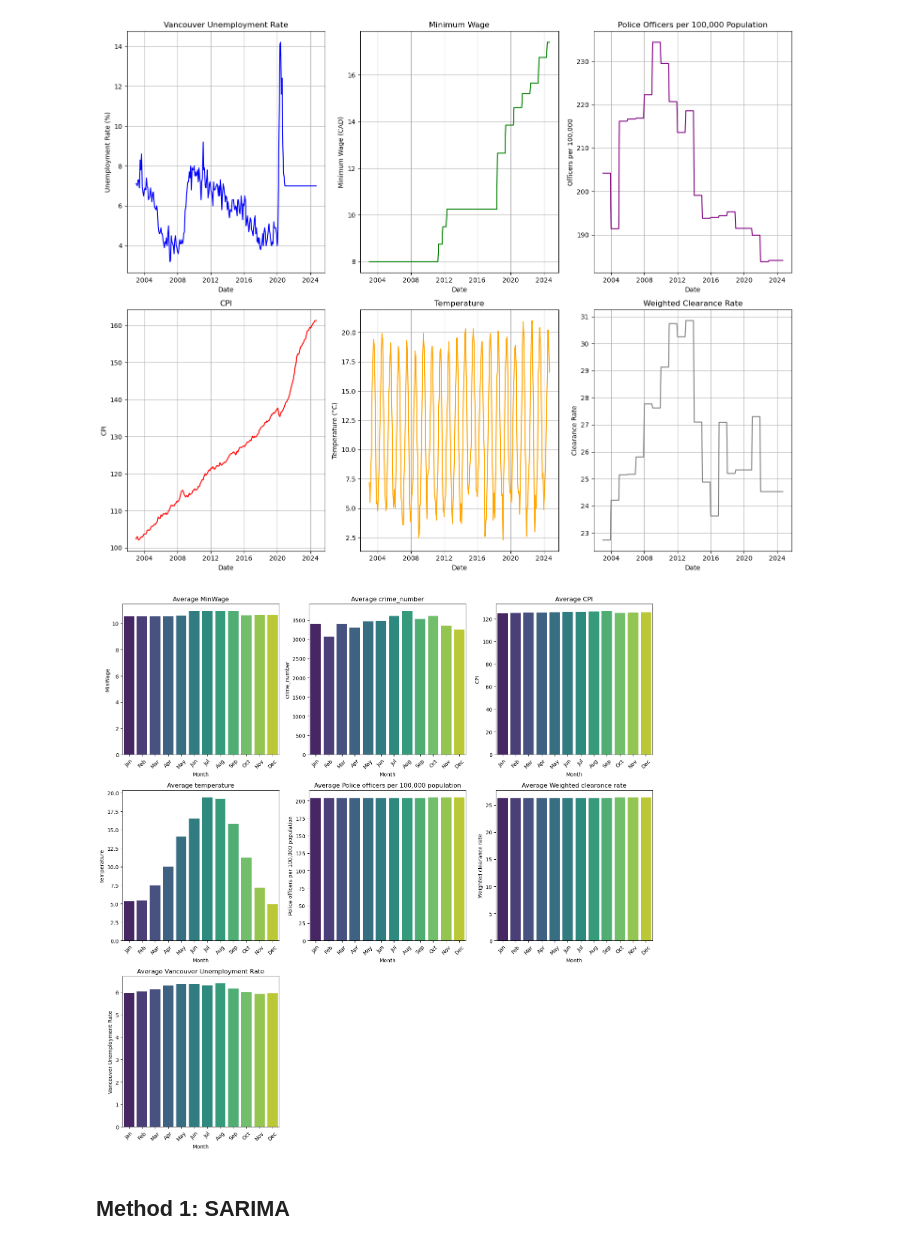
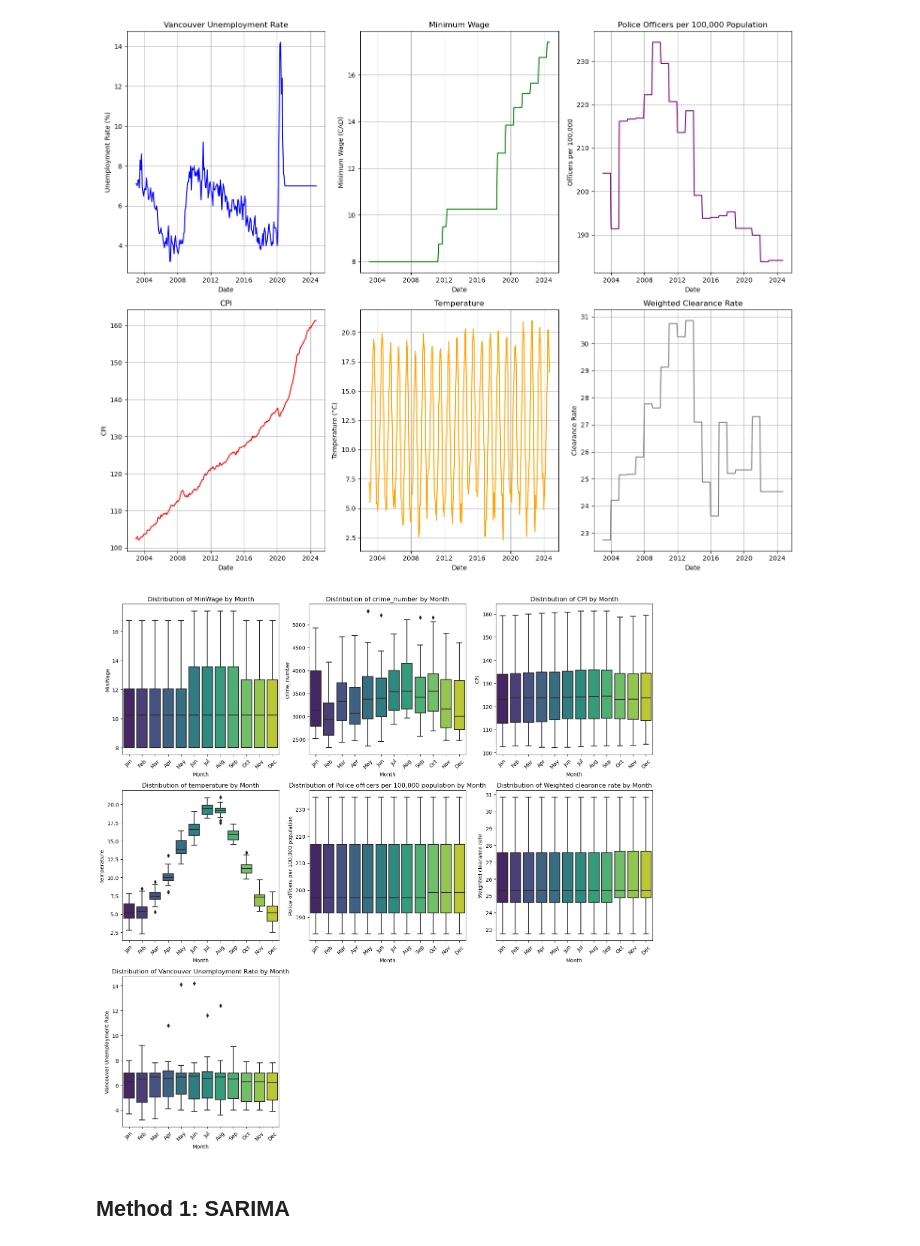
Before and after one commit to HantzeWANG/ECON490, a Jupyter notebook: CrimePrediction.ipynb, the cells around one changed output. Cells and saved outputs as stored; diff of their text form; code cells hidden in the pictures.

Commit message:
change barchart to boxplot

```diff
--- a/CrimePrediction.ipynb
+++ b/CrimePrediction.ipynb
@@ -334,42 +332,36 @@ plt.show()
 # %% [output]
 [figure]
 # %%
-import matplotlib.pyplot as plt
-import seaborn as sns
-
 # Extract month names for better readability
 merged_df['month'] = merged_df['date'].dt.month
 month_names = ['Jan', 'Feb', 'Mar', 'Apr', 'May', 'Jun', 'Jul', 'Aug', 'Sep', 'Oct', 'Nov', 'Dec']
-
-# Group data by month to calculate monthly averages
-monthly_avg = merged_df.groupby('month').mean()
 
 # Variables to plot
 variables = ['MinWage', 'crime_number', 'CPI', 'temperature',
              'Police officers per 100,000 population', 'Weighted clearance rate',
              'Vancouver Unemployment Rate']
 
 # Create a figure with subplots for each variable
 fig, axes = plt.subplots(3, 3, figsize=(15, 15))  # Adjust grid size as needed
 axes = axes.flatten()
 
 for i, variable in enumerate(variables):
     ax = axes[i]
-    sns.barplot(x=monthly_avg.index, y=monthly_avg[variable], ax=ax, palette='viridis')
-    ax.set_title(f'Average {variable}')
+    sns.boxplot(data=merged_df, x='month', y=variable, ax=ax, palette='viridis')
+    ax.set_title(f'Distribution of {variable} by Month')
     ax.set_xlabel('Month')
     ax.set_ylabel(variable)
     ax.set_xticks(range(12))
     ax.set_xticklabels(month_names, rotation=45)
 
 # Remove empty subplots if the number of variables is less than the grid size
 for j in range(len(variables), len(axes)):
     fig.delaxes(axes[j])
 
 plt.tight_layout()
 plt.show()
 # %% [output]
-[figure, old version]
+[figure, new version]
 # %%
 merged_df_arima = merged_df.copy()
 merged_df_xgb = merged_df.copy()
```
Also changed, not shown: parts of 1 cell of this notebook, 1 other file.
